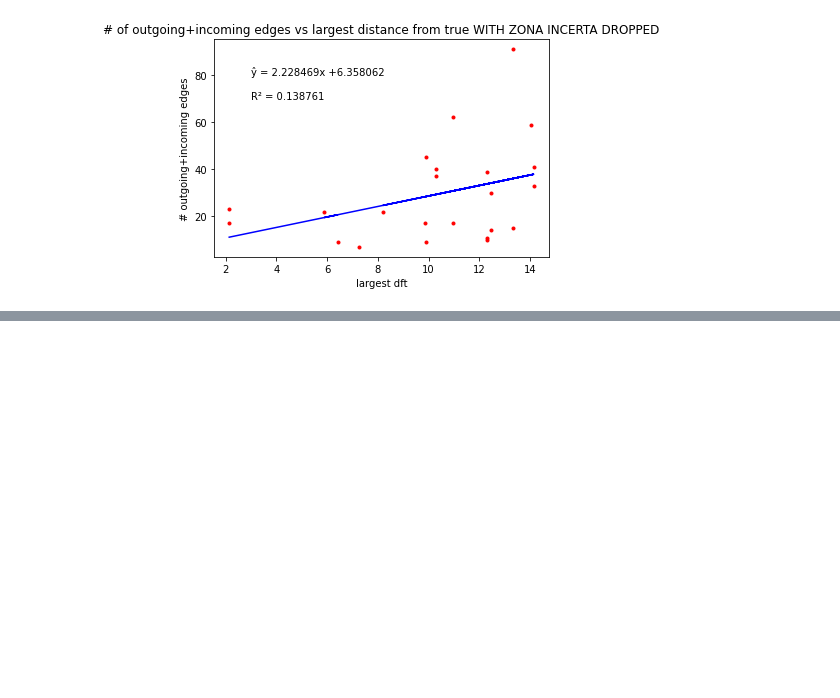
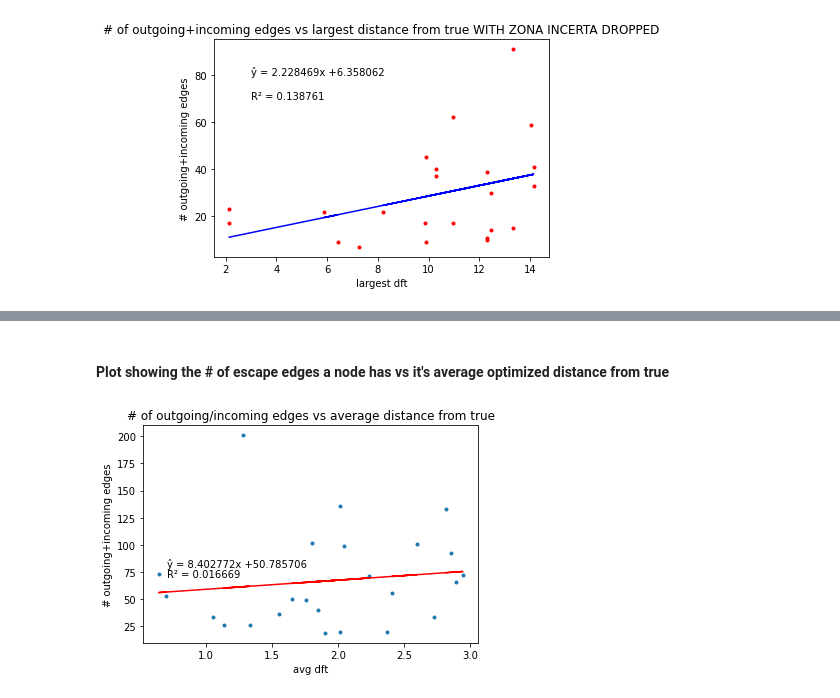
Before and after one commit to hellothisisnathan/Mouse_Controllability, a Jupyter notebook: Mouse/analyze edges whole brain.ipynb, the cells around one changed output, grey strips where cells are left out. Cells and saved outputs as stored; diff of their text form; code cells hidden in the pictures; blank space fills up the shorter version.

```diff
--- a/Mouse/analyze edges whole brain.ipynb
+++ b/Mouse/analyze edges whole brain.ipynb
@@ -345,0 +405,5 @@ plt.show()
+# %%
+# Get edge list with optimization distances
+edges_df = pd.read_csv('../../spreadsheets/Hypothalamic Optimization Distances.csv')
+edges_df['distance from true'] = abs(edges_df['distance from true'])
+edges_df.head(5)
@@ -345,0 +417,13 @@ plt.show()
+# %%
+def check_zero(a):
+    if a == 0:
+        return 1
+    else:
+        return a
+# %%
+# Get the average distance from true for each node by summing up all its distances in every node it participates in
+dft_df = pd.DataFrame((edges_df.groupby(['n1'])['distance from true'].sum() + edges_df.groupby(['n2'])['distance from true'].sum()).rename('avg dft'))
+problem_nodes = problem_nodes.merge(dft_df, left_on='structure-id', right_on='n1')
+# Then divide by the number of edges it's in to get the average
+problem_nodes['avg dft'] =  problem_nodes.apply(lambda x: x['avg dft'] / check_zero(edges_df.loc[(edges_df['n1'] == x['structure-id']) | (edges_df['n2'] == x['structure-id'])].shape[0]), axis=1)
+problem_nodes.head()
@@ -345,0 +437,22 @@ plt.show()
+# %% [markdown]
+#### Plot showing the # of escape edges a node has vs it's average optimized distance from true
+# %%
+from sklearn.linear_model import LinearRegression
+x_dft = pd.DataFrame(problem_nodes['avg dft'])
+y_esc = pd.DataFrame(problem_nodes['outgoing+incoming'])
+reg = LinearRegression().fit(x_dft,y_esc)
+r2 = 'R\u00b2 = ' + str(round(reg.score(x_dft,y_esc), 6))
+y_pred = reg.predict(x_dft)
+y_hat = '\u0177 = ' + str(round(reg.coef_[0][0], 6)) + 'x +' + str(round(*reg.intercept_, 6))
+# %%
+plt.scatter(x_dft,y_esc, marker='.')
+plt.plot(x_dft, y_pred, color='red')
+plt.text(0.7, 70, r2)
+plt.text(0.7, 80, y_hat)
+plt.ylabel('# outgoing+incoming edges')
+plt.xlabel('avg dft')
+plt.title('# of outgoing/incoming edges vs average distance from true')
+plt.savefig('./whole brain/100 percent outgoing+incoming edges vs avg dft.png')
+plt.show()
+# %% [output]
+[figure, added]
```
Also changed, not shown: parts of 27 cells of this notebook.
